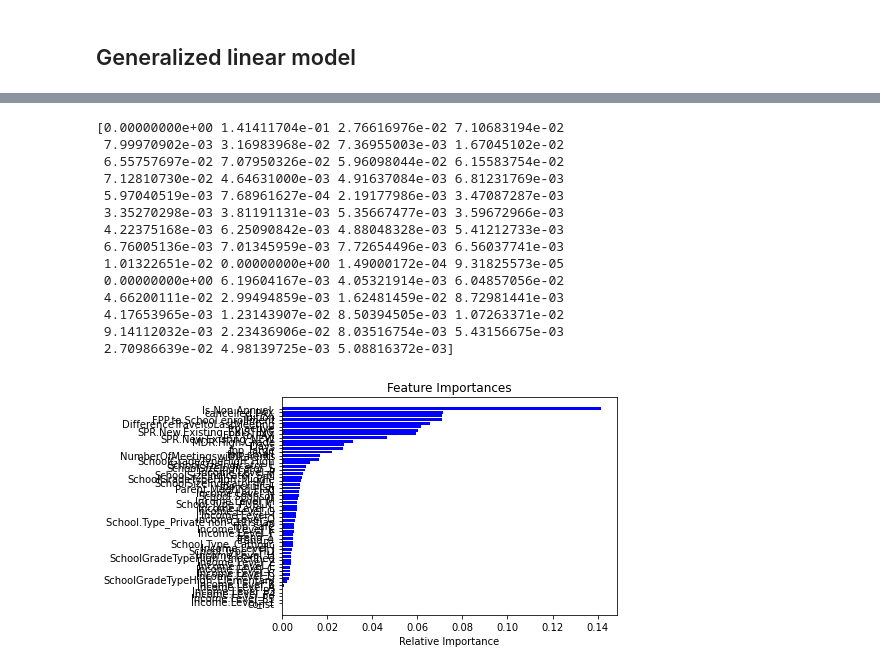
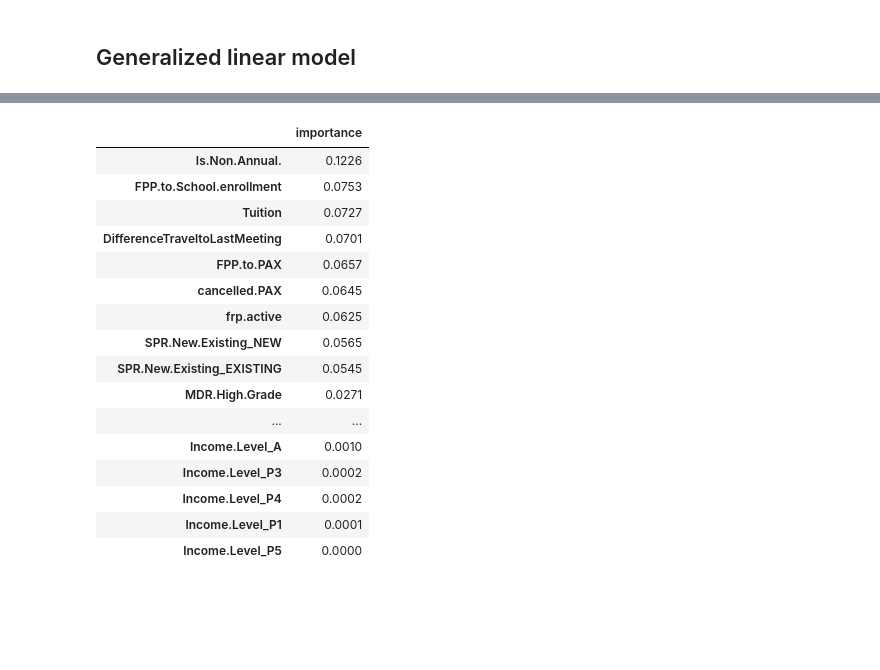
Before and after one commit to Shiqing-Du/BDML, a Jupyter notebook: scholastic_travel/stochastic_travel_B.ipynb, the cells around one changed output, grey strips where cells are left out. Saved outputs shown, nothing was run; the diff lists cells and outputs as text; code cells hidden in the pictures; blank space fills up the shorter version.

```diff
--- a/scholastic_travel/stochastic_travel_B.ipynb
+++ b/scholastic_travel/stochastic_travel_B.ipynb
@@ -358,37 +375,39 @@ fpp_large                            -0.1288      0.102     -1.267      0.205
 trend_0                               0.1652      0.119      1.388      0.165      -0.068       0.399
 trend_1                               0.1683      0.132      1.276      0.202      -0.090       0.427
 =====================================================================================================
-# %%
-from sklearn.ensemble import RandomForestClassifier
-rf_model = RandomForestClassifier(n_estimators=10)
-
-rf_results = rf_model.fit(exog,endog)
-
-print(rf_results.feature_importances_)
-# %% [output]
-[0.00000000e+00 1.41411704e-01 2.76616976e-02 7.10683194e-02
- 7.99970902e-03 3.16983968e-02 7.36955003e-03 1.67045102e-02
- 6.55757697e-02 7.07950326e-02 5.96098044e-02 6.15583754e-02
- 7.12810730e-02 4.64631000e-03 4.91637084e-03 6.81231769e-03
- 5.97040519e-03 7.68961627e-04 2.19177986e-03 3.47087287e-03
- 3.35270298e-03 3.81191131e-03 5.35667477e-03 3.59672966e-03
- 4.22375168e-03 6.25090842e-03 4.88048328e-03 5.41212733e-03
- 6.76005136e-03 7.01345959e-03 7.72654496e-03 6.56037741e-03
- 1.01322651e-02 0.00000000e+00 1.49000172e-04 9.31825573e-05
- 0.00000000e+00 6.19604167e-03 4.05321914e-03 6.04857056e-02
- 4.66200111e-02 2.99494859e-03 1.62481459e-02 8.72981441e-03
- 4.17653965e-03 1.23143907e-02 8.50394505e-03 1.07263371e-02
- 9.14112032e-03 2.23436906e-02 8.03516754e-03 5.43156675e-03
- 2.70986639e-02 4.98139725e-03 5.08816372e-03]
-# %%
-features = exog.columns
-importances = rf_model.feature_importances_
-indices = np.argsort(importances)
-
-plt.title('Feature Importances')
-plt.barh(range(len(indices)), importances[indices], color='b', align='center')
-plt.yticks(range(len(indices)), [features[i] for i in indices])
-plt.xlabel('Relative Importance')
-plt.show()
-# %% [output]
-[figure, removed]
+# %%
+from sklearn.ensemble import RandomForestClassifier
+rf_model = RandomForestClassifier(n_estimators=10)
+rf_results = rf_model.fit(X_train,Y_train)
+
+import numpy as np
+from collections import OrderedDict
+importance_dict = {}
+importances = rf_results.feature_importances_
+
+for f in range(X_train.shape[1]):
+     importance_dict[X_train.columns[f]] = round(importances[f],4)
+
+importance_dict_sorted =OrderedDict(sorted(importance_dict.items(), key=lambda item: item[1],reverse=True))
+feature_imp =pd.DataFrame(list(importance_dict_sorted.values()),list(importance_dict_sorted.keys()))
+
+feature_imp.columns = ["importance"]
+feature_imp
+# %% [output]
+|  | importance |
+| Is.Non.Annual. | 0.1226 |
+| FPP.to.School.enrollment | 0.0753 |
+| Tuition | 0.0727 |
+| DifferenceTraveltoLastMeeting | 0.0701 |
+| FPP.to.PAX | 0.0657 |
+| cancelled.PAX | 0.0645 |
+| frp.active | 0.0625 |
+| SPR.New.Existing_NEW | 0.0565 |
+| SPR.New.Existing_EXISTING | 0.0545 |
+| MDR.High.Grade | 0.0271 |
+| ... | ... |
+| Income.Level_A | 0.0010 |
+| Income.Level_P3 | 0.0002 |
+| Income.Level_P4 | 0.0002 |
+| Income.Level_P1 | 0.0001 |
+| Income.Level_P5 | 0.0000 |
```
Also changed, not shown: parts of 9 cells of this notebook.
